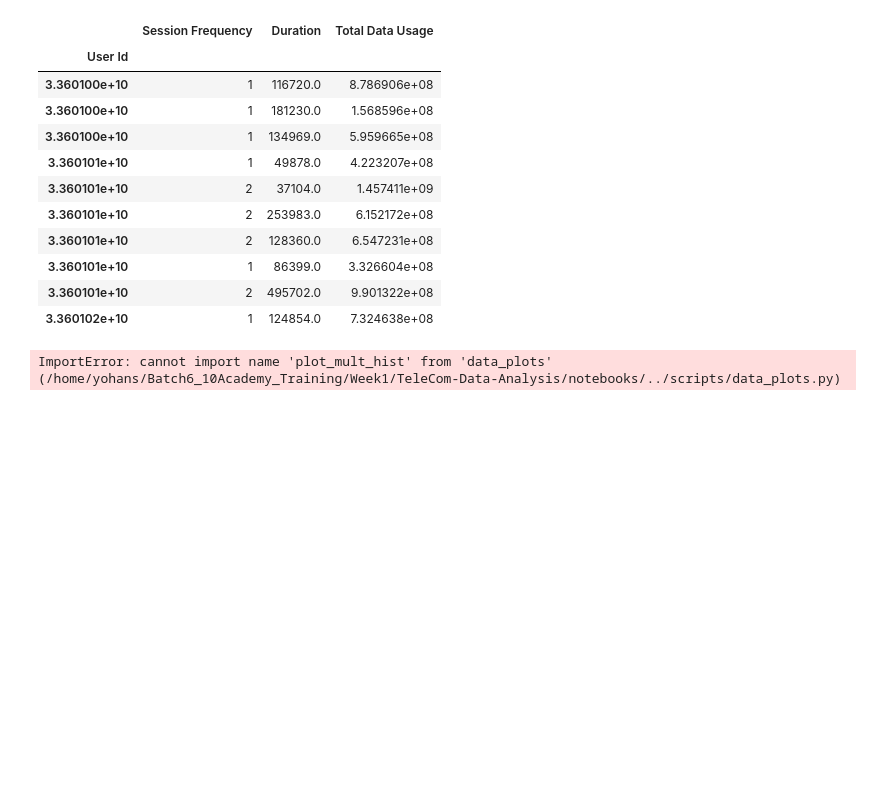
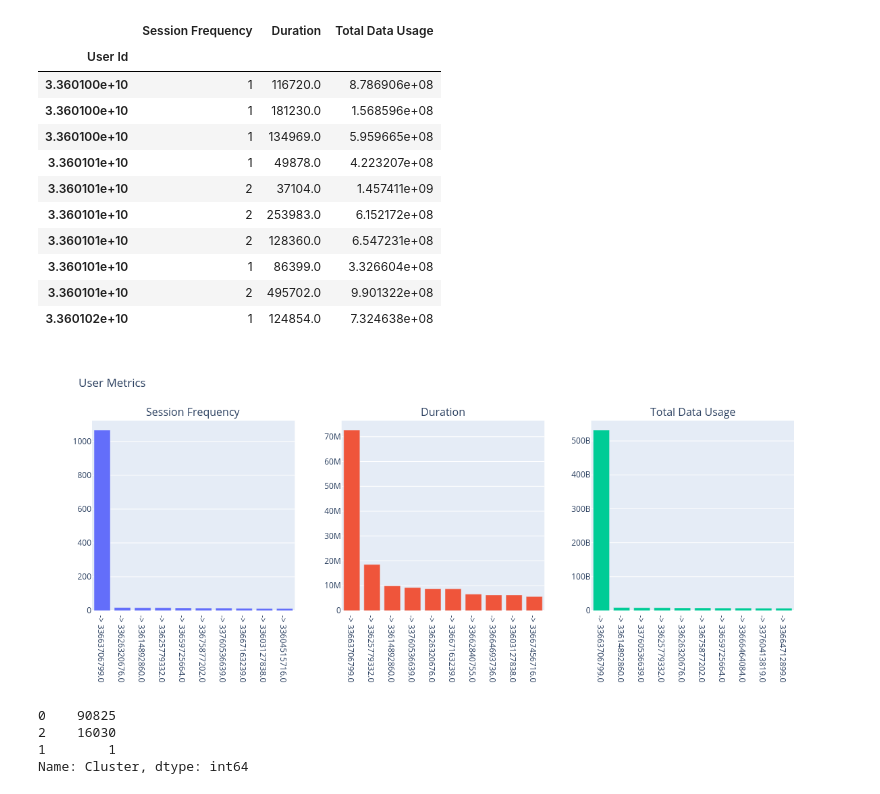
Before and after one commit to YohansSamuel/TeleCom-Data-Analysis, a Jupyter notebook: notebooks/Task-2-User_Engagement_Analysis.ipynb, the cells around one changed output. Cells and saved outputs as stored; diff of their text form; code cells hidden in the pictures; blank space fills up the shorter version.

Commit message:
aggregate engagement metrics

```diff
--- a/notebooks/Task-2-User_Engagement_Analysis.ipynb
+++ b/notebooks/Task-2-User_Engagement_Analysis.ipynb
@@ -72,4 +92,4 @@ sessions = user_engagement.nlargest(10, "Session Frequency")['Session Frequency'
 duration = user_engagement.nlargest(10, "Duration")['Duration']
 # %%
 # dispaly top 10 total data usage per user
-total_data_volume = user_engagement.nlargest(10, "Total Data Usage")['Total Data Usage']
+total_data_usage = user_engagement.nlargest(10, "Total Data Usage")['Total Data Usage']
@@ -76,9 +101,6 @@ total_data_volume = user_engagement.nlargest(10, "Total Data Usage")['Total Data
 # %%
-# make use of the data_plots file( utitlity functions)
-from data_plots import plot_hist,plot_count,plot_box,plot_scatter,plot_bar , plot_box_multi,plot_heatmap,plot_mult_hist
-
 # dispaly top 10 session frequency per user
-plot_mult_hist([sessions, duration, total_data_volume], 1, 3,
+plot_mult_hist([sessions, duration, total_data_usage], 1, 3,
                                    "User Metrics", ['Session Frequency', 'Duration', 'Total Data Usage'])
 # %% [output]
-ImportError: cannot import name 'plot_mult_hist' from 'data_plots' (/home/yohans/Batch6_10Academy_Training/Week1/TeleCom-Data-Analysis/notebooks/../scripts/data_plots.py)
+[figure, added]
@@ -84,0 +113,8 @@ ImportError: cannot import name 'plot_mult_hist' from 'data_plots' (/home/yohans
+# %%
+#
+user_engagement['Cluster'].value_counts()
+# %% [output]
+0    90825
+2    16030
+1        1
+Name: Cluster, dtype: int64
```
Also changed, not shown: parts of 24 cells of this notebook, 1 other file.
